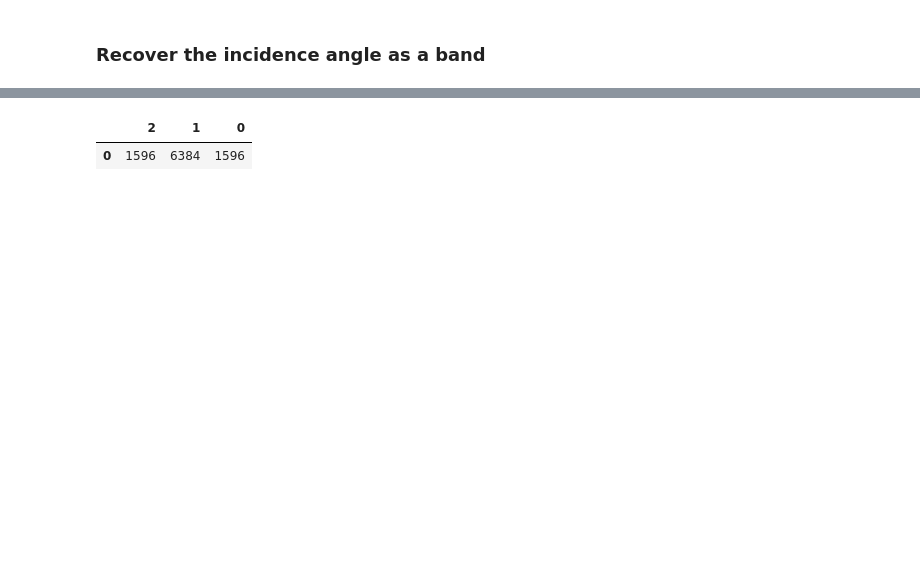
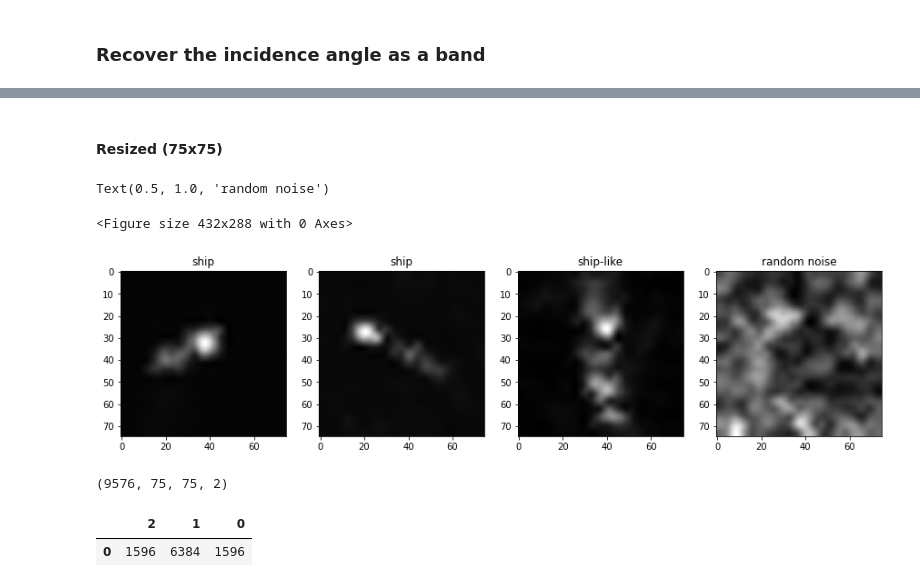
Before and after one commit to armkhudinyan/sar-ship-detect, a Jupyter notebook: scripts/ship_detect_very_deep_learn_data.ipynb, the cells around one changed output, grey strips where cells are left out. Cells and saved outputs as stored; diff of their text form; code cells hidden in the pictures; blank space fills up the shorter version.

```diff
--- a/scripts/ship_detect_very_deep_learn_data.ipynb
+++ b/scripts/ship_detect_very_deep_learn_data.ipynb
@@ -47,4 +51,5 @@ true_negatives:  (1, 1596)
 # %%
+# define function for data extraction
 def data_extract(data_frame, dict_key):
     """Extract data from json file and
     transform it as ndarray"""
@@ -63,6 +68,12 @@ def data_extract(data_frame, dict_key):
         list_of_bands.append(band)
 
     return np.array(list_of_bands)
+
+# define function form image re-sizing
+dsize = (75, 75)
+def im_resize(img):
+    resized = cv2.resize(img, dsize=dsize, interpolation=cv2.INTER_CUBIC)
+    return resized
 # %% [markdown]
 ### Recover the incidence angle as a band
 # %%
@@ -70,15 +81,27 @@ def data_extract(data_frame, dict_key):
 ship_positive_data = data_extract(ship_positives, 'windowfu')
 #ship_positive_target = data_extract(ship_positives, 'validais')
 ship_positive_angle = data_extract(ship_positives, 'incidenceangle')
-# define ship target cass as "2"
+# define ship target class as "2"
 ship_positive_target = np.full(ship_positives.shape[1], 2)
+
+# Resize the images
+ship_positive_75 = np.array([im_resize(image) for image in ship_positive_data])
+ship_positive_angle_75 = np.array([im_resize(image) for image in ship_positive_angle])
 # %%
 # get false positive data
 false_positives_data = data_extract(false_positives, 'windowfu')
 false_positives_angle = data_extract(false_positives, 'incidenceangle')
 false_positives_target = data_extract(false_positives, 'thresh')
+
+# Resize the images
+false_positives_75 = np.array([im_resize(image) for image in false_positives_data])
+false_positives_angle_75 = np.array([im_resize(image) for image in false_positives_angle])
 # %%
 # get true negative data
 true_negatives_data = data_extract(true_negatives, 'windowfu')
 true_negatives_angle = data_extract(true_negatives, 'incidenceangle')
 true_negatives_target = data_extract(true_negatives, 'thresh')
+
+# Resize the images
+true_negatives_75 = np.array([im_resize(image) for image in true_negatives_data])
+true_negatives_angle_75 = np.array([im_resize(image) for image in true_negatives_angle])
@@ -85 +133,24 @@ true_negatives_target = data_extract(true_negatives, 'thresh')
+# %% [markdown]
+#### Resized (75x75)
+# %%
+# visualize image samples
+
+plt.figure()
+
+#subplot(r,c) provide the no. of rows and columns
+f, axarr = plt.subplots(1,4, figsize=(15, 15))
+
+# use the created array to output your multiple images. In this case I have stacked 4 images vertically
+axarr[0].imshow(ship_positive_75[1200,:,:], cmap="gray")
+axarr[0].set_title('ship')
+axarr[1].imshow(ship_positive_75[14,:,:], cmap="gray")
+axarr[1].set_title('ship')
+axarr[2].imshow(false_positives_75[665,:,:], cmap="gray")
+axarr[2].set_title('ship-like')
+axarr[3].imshow(true_negatives_75[121,:,:], cmap="gray")
+axarr[3].set_title('random noise')
+# %% [output]
+Text(0.5, 1.0, 'random noise')
+<Figure size 432x288 with 0 Axes>
+[figure, added]
 # %%
@@ -89,3 +164,7 @@ target = np.concatenate([ship_positive_target, false_positives_target, true_nega
+# %%
+data.shape
+# %% [output]
+(9576, 75, 75, 2)
 # %%
 pd.DataFrame([dict(Counter(target))])
 # %% [output]
```
Also changed, not shown: parts of 15 cells of this notebook, 1 other file.
